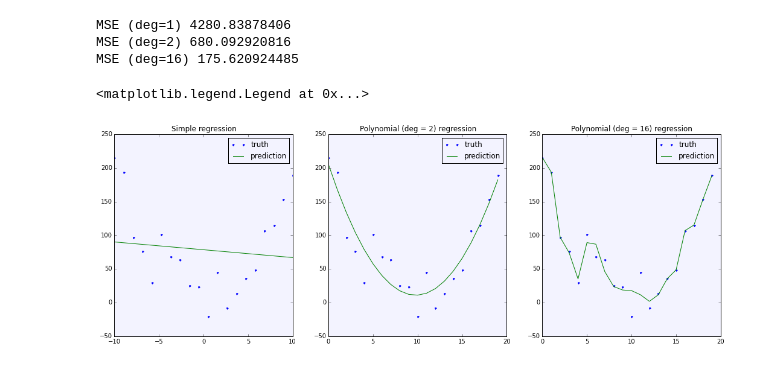
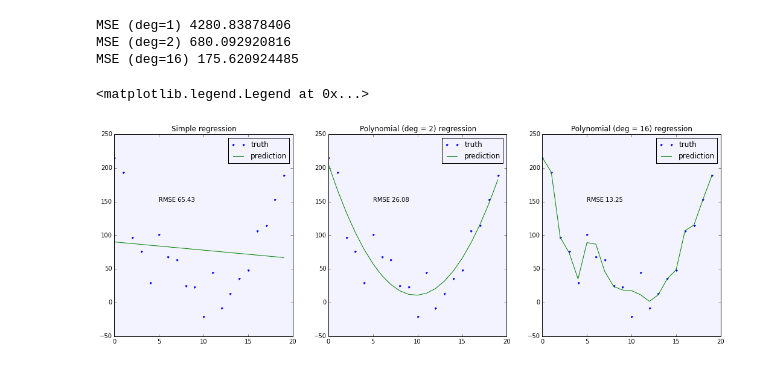
Before and after one commit to alexisperrier/gads, a Jupyter notebook: 06_scikit_regression/py/L6 Polynomial regression - Solutions.ipynb, the cells around one changed output. Saved outputs shown, nothing was run; the diff lists cells and outputs as text; code cells hidden in the pictures.

```diff
--- a/06_scikit_regression/py/L6 Polynomial regression - Solutions.ipynb
+++ b/06_scikit_regression/py/L6 Polynomial regression - Solutions.ipynb
@@ -54,21 +54,24 @@ MSE (deg=16) 175.620924485
 # %%
 # plot
 fig,[ax1,ax2, ax3] = plt.subplots(1,3,figsize=(18,6))
 
-ax1.plot(X, y,'.', c='b', label='truth')
-ax1.plot(X, y_hat1, c='r', label='prediction')
+ax1.plot(y,'.', c='b', label='truth')
+ax1.plot(y_hat1, c='r', label='prediction')
 ax1.set_title("Simple regression")
+ax1.annotate("RMSE %0.2f"% np.sqrt(mean_squared_error(y, y_hat1)), xy = (5,150) )
 ax1.legend(loc='best')
 
 ax2.plot( y,'.', c='b', label='truth')
 ax2.plot(y_hat2, c='r', label='prediction')
 ax2.set_title("Polynomial (deg = 2) regression")
+ax2.annotate("RMSE %0.2f"% np.sqrt(mean_squared_error(y, y_hat2)), xy = (5,150) )
 ax2.legend(loc='best')
 
 ax3.plot( y,'.', c='b', label='truth')
 ax3.plot(y_hat16, c='r', label='prediction')
 ax3.set_title("Polynomial (deg = 16) regression")
+ax3.annotate("RMSE %0.2f"% np.sqrt(mean_squared_error(y, y_hat16)), xy = (5,150) )
 ax3.legend(loc='best')
 # %% [output]
 <matplotlib.legend.Legend at 0x...>
-[figure, old version]
+[figure, new version]
```
Also changed, not shown: parts of 2 cells of this notebook, 6 other files.
